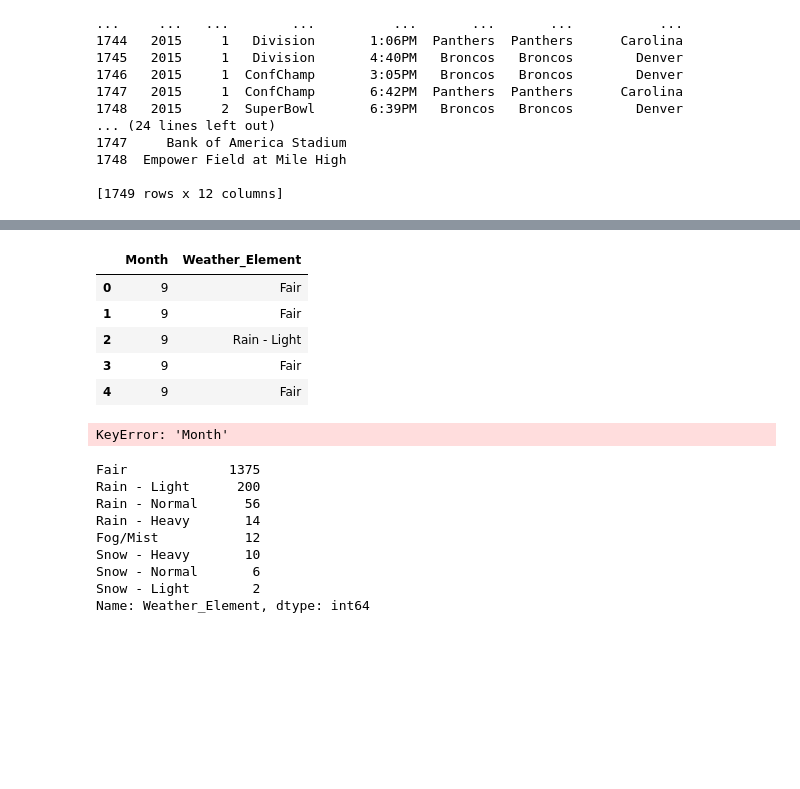
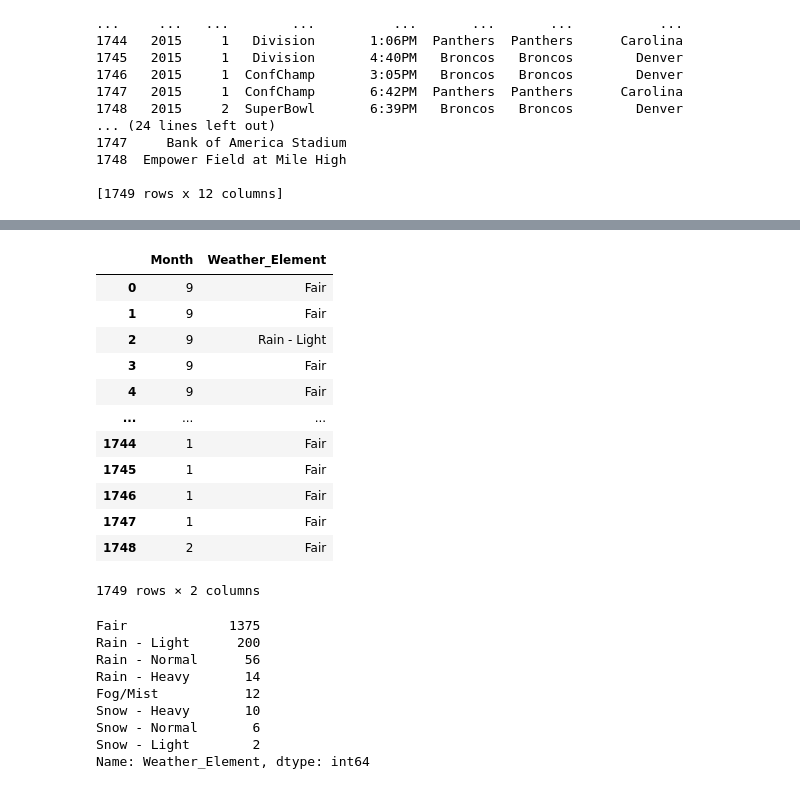
Before and after one commit to ybgandhi/Kickstart_Project, a Jupyter notebook: Python/Dataset.ipynb, the cells around one changed output, grey strips where cells are left out. Cells and saved outputs as stored; diff of their text form; code cells hidden in the pictures; blank space fills up the shorter version.

Commit message:
weather element by month datatable set up

```diff
--- a/Python/Dataset.ipynb
+++ b/Python/Dataset.ipynb
@@ -334,19 +333,21 @@ IndentationError: unexpected indent (<ipython-input-119-9afdc3e67c47>, line 2)
 months = merged_stadium[
         ["Month","Weather_Element"]]
 # %%
-months.head()
+months
 # %% [output]
 |  | Month | Weather_Element |
 | 0 | 9 | Fair |
 | 1 | 9 | Fair |
 | 2 | 9 | Rain - Light |
 | 3 | 9 | Fair |
 | 4 | 9 | Fair |
+| ... | ... | ... |
+| 1744 | 1 | Fair |
+| 1745 | 1 | Fair |
+| 1746 | 1 | Fair |
+| 1747 | 1 | Fair |
+| 1748 | 2 | Fair |
+1749 rows × 2 columns
-# %%
-pd.crosstab(index=months['Month'], columns=months["Weather_Element"])
-months
-# %% [output]
-KeyError: 'Month'
 # %%
 print(months["Weather_Element"].value_counts())
 # %% [output]
```
Also changed, not shown: parts of 17 cells of this notebook.
